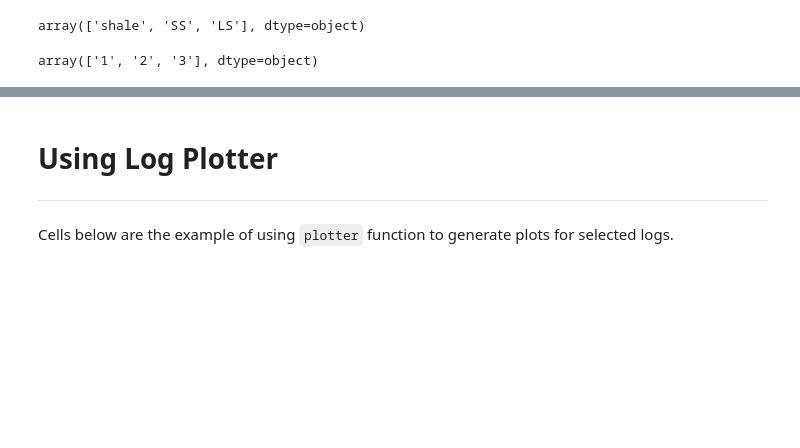
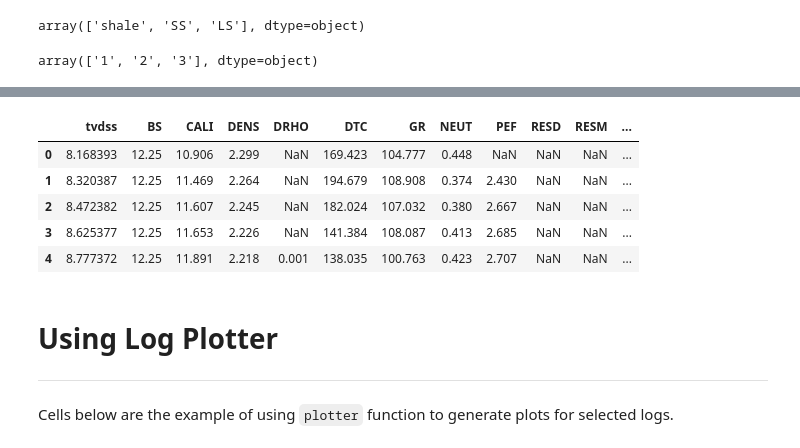
Before and after one commit to khursani8/well_top, a Jupyter notebook: scripts/Izzat_24_2_Log_Plotter 2.ipynb, the cells around one changed output, grey strips where cells are left out. Cells and saved outputs as stored; diff of their text form; code cells hidden in the pictures; blank space fills up the shorter version.

```diff
--- a/scripts/Izzat_24_2_Log_Plotter 2.ipynb
+++ b/scripts/Izzat_24_2_Log_Plotter 2.ipynb
@@ -151,3 +169,12 @@ plotter2(
+# %%
+data.head()
+# %% [output]
+|  | tvdss | BS | CALI | DENS | DRHO | DTC | GR | NEUT | PEF | RESD | RESM | ... |
+| 0 | 8.168393 | 12.25 | 10.906 | 2.299 | NaN | 169.423 | 104.777 | 0.448 | NaN | NaN | NaN | ... |
+| 1 | 8.320387 | 12.25 | 11.469 | 2.264 | NaN | 194.679 | 108.908 | 0.374 | 2.430 | NaN | NaN | ... |
+| 2 | 8.472382 | 12.25 | 11.607 | 2.245 | NaN | 182.024 | 107.032 | 0.380 | 2.667 | NaN | NaN | ... |
+| 3 | 8.625377 | 12.25 | 11.653 | 2.226 | NaN | 141.384 | 108.087 | 0.413 | 2.685 | NaN | NaN | ... |
+| 4 | 8.777372 | 12.25 | 11.891 | 2.218 | 0.001 | 138.035 | 100.763 | 0.423 | 2.707 | NaN | NaN | ... |
 # %%
 import matplotlib.pyplot as plt
 import matplotlib.colors as colors
```
Also changed, not shown: parts of 2 cells of this notebook.
